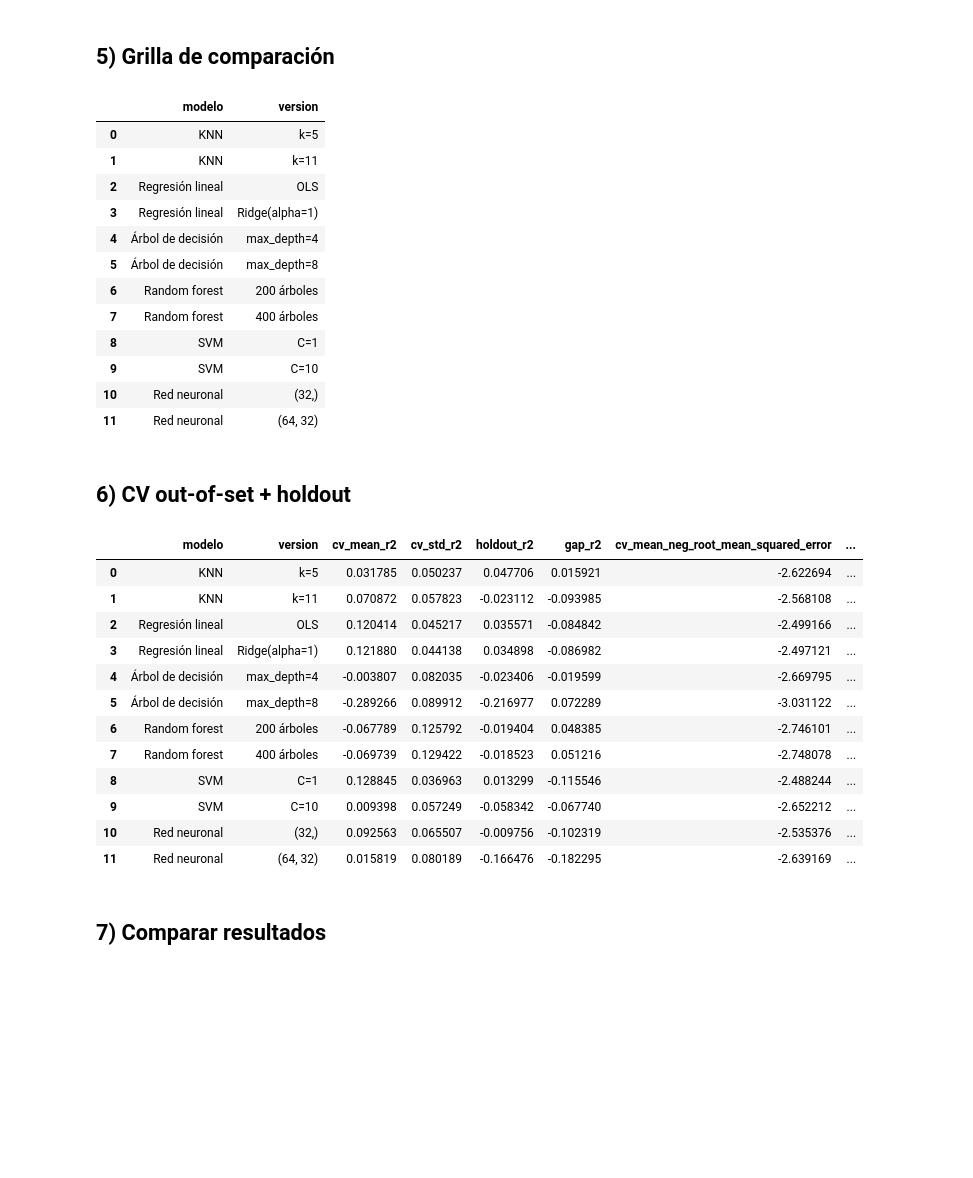
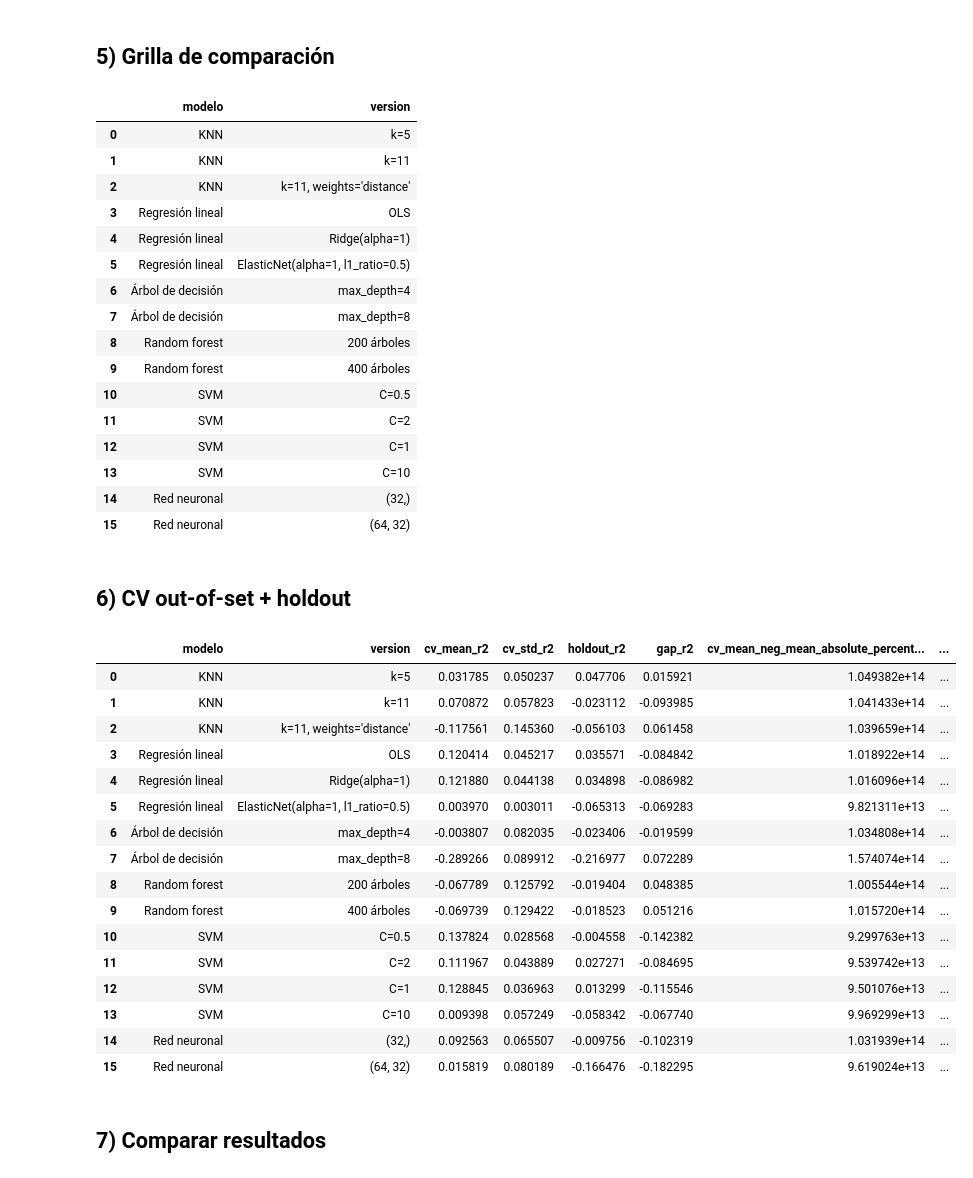
Before and after one commit to mrbungie/atdf105_2025s2, a Jupyter notebook: Python/2_tutoriales_completos/7_comparativas/regresion/1_comparativa_modelos.ipynb, the cells around one changed output. Cells and saved outputs as stored; diff of their text form; code cells hidden in the pictures; blank space fills up the shorter version.

```diff
--- a/Python/2_tutoriales_completos/7_comparativas/regresion/1_comparativa_modelos.ipynb
+++ b/Python/2_tutoriales_completos/7_comparativas/regresion/1_comparativa_modelos.ipynb
@@ -122,7 +122,7 @@ X_train, X_holdout, y_train, y_holdout = train_test_split(
 
 # En sklearn varios errores se reportan con signo negativo para que "más alto" siga significando "mejor".
 metricas_disponibles = ["r2", "neg_mean_absolute_error", "neg_root_mean_squared_error", "neg_mean_absolute_percentage_error"]
-metricas_seleccionadas = ["r2", "neg_root_mean_squared_error"]
+metricas_seleccionadas = ["r2", "neg_mean_absolute_percentage_error"]
 
 for metrica in metricas_seleccionadas:
     if metrica not in metricas_disponibles:
@@ -155,12 +155,16 @@ preprocesamiento = ColumnTransformer([
 comparison_grid = [
     {"modelo": "KNN", "version": "k=5", "pipeline": Pipeline([("preprocesamiento", preprocesamiento), ("modelo", KNeighborsRegressor(n_neighbors=5))])},
     {"modelo": "KNN", "version": "k=11", "pipeline": Pipeline([("preprocesamiento", preprocesamiento), ("modelo", KNeighborsRegressor(n_neighbors=11))])},
+    {"modelo": "KNN", "version": "k=11, weights='distance'", "pipeline": Pipeline([("preprocesamiento", preprocesamiento), ("modelo", KNeighborsRegressor(n_neighbors=11, weights='distance'))])},
     {"modelo": "Regresión lineal", "version": "OLS", "pipeline": Pipeline([("preprocesamiento", preprocesamiento), ("modelo", LinearRegression())])},
     {"modelo": "Regresión lineal", "version": "Ridge(alpha=1)", "pipeline": Pipeline([("preprocesamiento", preprocesamiento), ("modelo", Ridge(alpha=1.0, random_state=random_state))])},
+    {"modelo": "Regresión lineal", "version": "ElasticNet(alpha=1, l1_ratio=0.5)", "pipeline": Pipeline([("preprocesamiento", preprocesamiento), ("modelo", ElasticNet(alpha=1.0, l1_ratio=0.5, random_state=random_state))])},
     {"modelo": "Árbol de decisión", "version": "max_depth=4", "pipeline": Pipeline([("preprocesamiento", preprocesamiento), ("modelo", DecisionTreeRegressor(max_depth=4, random_state=random_state))])},
     {"modelo": "Árbol de decisión", "version": "max_depth=8", "pipeline": Pipeline([("preprocesamiento", preprocesamiento), ("modelo", DecisionTreeRegressor(max_depth=8, random_state=random_state))])},
     {"modelo": "Random forest", "version": "200 árboles", "pipeline": Pipeline([("preprocesamiento", preprocesamiento), ("modelo", RandomForestRegressor(n_estimators=200, random_state=random_state))])},
     {"modelo": "Random forest", "version": "400 árboles", "pipeline": Pipeline([("preprocesamiento", preprocesamiento), ("modelo", RandomForestRegressor(n_estimators=400, random_state=random_state))])},
+    {"modelo": "SVM", "version": "C=0.5", "pipeline": Pipeline([("preprocesamiento", preprocesamiento), ("modelo", SVR(C=0.5, kernel="rbf", epsilon=0.1))])},
+    {"modelo": "SVM", "version": "C=2", "pipeline": Pipeline([("preprocesamiento", preprocesamiento), ("modelo", SVR(C=2.0, kernel="rbf", epsilon=0.1))])},
     {"modelo": "SVM", "version": "C=1", "pipeline": Pipeline([("preprocesamiento", preprocesamiento), ("modelo", SVR(C=1.0, kernel="rbf", epsilon=0.1))])},
     {"modelo": "SVM", "version": "C=10", "pipeline": Pipeline([("preprocesamiento", preprocesamiento), ("modelo", SVR(C=10.0, kernel="rbf", epsilon=0.1))])},
     {"modelo": "Red neuronal", "version": "(32,)", "pipeline": Pipeline([("preprocesamiento", preprocesamiento), ("modelo", MLPRegressor(hidden_layer_sizes=(32,), max_iter=1000, random_state=random_state))])},
@@ -172,16 +176,20 @@ pd.DataFrame([{"modelo": item["modelo"], "version": item["version"]} for item in
 |  | modelo | version |
 | 0 | KNN | k=5 |
 | 1 | KNN | k=11 |
-| 2 | Regresión lineal | OLS |
-| 3 | Regresión lineal | Ridge(alpha=1) |
-| 4 | Árbol de decisión | max_depth=4 |
-| 5 | Árbol de decisión | max_depth=8 |
-| 6 | Random forest | 200 árboles |
-| 7 | Random forest | 400 árboles |
-| 8 | SVM | C=1 |
-| 9 | SVM | C=10 |
-| 10 | Red neuronal | (32,) |
-| 11 | Red neuronal | (64, 32) |
+| 2 | KNN | k=11, weights='distance' |
+| 3 | Regresión lineal | OLS |
+| 4 | Regresión lineal | Ridge(alpha=1) |
+| 5 | Regresión lineal | ElasticNet(alpha=1, l1_ratio=0.5) |
+| 6 | Árbol de decisión | max_depth=4 |
+| 7 | Árbol de decisión | max_depth=8 |
+| 8 | Random forest | 200 árboles |
+| 9 | Random forest | 400 árboles |
+| 10 | SVM | C=0.5 |
+| 11 | SVM | C=2 |
+| 12 | SVM | C=1 |
+| 13 | SVM | C=10 |
+| 14 | Red neuronal | (32,) |
+| 15 | Red neuronal | (64, 32) |
 # %% [markdown]
 ## 6) CV out-of-set + holdout
 # %%
@@ -195,46 +203,54 @@ for item in comparison_grid:
         X=X_train,
         y=y_train,
         cv=cv,
         scoring=scoring,
         return_train_score=False,
         n_jobs=None,
     )
 
     pipeline.fit(X_train, y_train)
 
     fila = {
         "modelo": item["modelo"],
         "version": item["version"],
     }
 
     for metrica in metricas_seleccionadas:
         cv_mean = cv_scores[f"test_{metrica}"].mean()
         cv_std = cv_scores[f"test_{metrica}"].std()
         holdout_score = get_scorer(metrica)(pipeline, X_holdout, y_holdout)
 
+        if metrica.startswith("neg_"):
+            cv_mean = -cv_mean
+            cv_std = -cv_std
+            holdout_score = -holdout_score
         fila[f"cv_mean_{metrica}"] = cv_mean
         fila[f"cv_std_{metrica}"] = cv_std
         fila[f"holdout_{metrica}"] = holdout_score
         fila[f"gap_{metrica}"] = holdout_score - cv_mean
 
     resultados.append(fila)
 
 resultados_df = pd.DataFrame(resultados)
 resultados_df
 # %% [output]
-|  | modelo | version | cv_mean_r2 | cv_std_r2 | holdout_r2 | gap_r2 | cv_mean_neg_root_mean_squared_error | ... |
-| 0 | KNN | k=5 | 0.031785 | 0.050237 | 0.047706 | 0.015921 | -2.622694 | ... |
-| 1 | KNN | k=11 | 0.070872 | 0.057823 | -0.023112 | -0.093985 | -2.568108 | ... |
-| 2 | Regresión lineal | OLS | 0.120414 | 0.045217 | 0.035571 | -0.084842 | -2.499166 | ... |
-| 3 | Regresión lineal | Ridge(alpha=1) | 0.121880 | 0.044138 | 0.034898 | -0.086982 | -2.497121 | ... |
-| 4 | Árbol de decisión | max_depth=4 | -0.003807 | 0.082035 | -0.023406 | -0.019599 | -2.669795 | ... |
-| 5 | Árbol de decisión | max_depth=8 | -0.289266 | 0.089912 | -0.216977 | 0.072289 | -3.031122 | ... |
-| 6 | Random forest | 200 árboles | -0.067789 | 0.125792 | -0.019404 | 0.048385 | -2.746101 | ... |
-| 7 | Random forest | 400 árboles | -0.069739 | 0.129422 | -0.018523 | 0.051216 | -2.748078 | ... |
-| 8 | SVM | C=1 | 0.128845 | 0.036963 | 0.013299 | -0.115546 | -2.488244 | ... |
-| 9 | SVM | C=10 | 0.009398 | 0.057249 | -0.058342 | -0.067740 | -2.652212 | ... |
-| 10 | Red neuronal | (32,) | 0.092563 | 0.065507 | -0.009756 | -0.102319 | -2.535376 | ... |
-| 11 | Red neuronal | (64, 32) | 0.015819 | 0.080189 | -0.166476 | -0.182295 | -2.639169 | ... |
+|  | modelo | version | cv_mean_r2 | cv_std_r2 | holdout_r2 | gap_r2 | cv_mean_neg_mean_absolute_percent... | ... |
+| 0 | KNN | k=5 | 0.031785 | 0.050237 | 0.047706 | 0.015921 | 1.049382e+14 | ... |
+| 1 | KNN | k=11 | 0.070872 | 0.057823 | -0.023112 | -0.093985 | 1.041433e+14 | ... |
+| 2 | KNN | k=11, weights='distance' | -0.117561 | 0.145360 | -0.056103 | 0.061458 | 1.039659e+14 | ... |
+| 3 | Regresión lineal | OLS | 0.120414 | 0.045217 | 0.035571 | -0.084842 | 1.018922e+14 | ... |
+| 4 | Regresión lineal | Ridge(alpha=1) | 0.121880 | 0.044138 | 0.034898 | -0.086982 | 1.016096e+14 | ... |
+| 5 | Regresión lineal | ElasticNet(alpha=1, l1_ratio=0.5) | 0.003970 | 0.003011 | -0.065313 | -0.069283 | 9.821311e+13 | ... |
+| 6 | Árbol de decisión | max_depth=4 | -0.003807 | 0.082035 | -0.023406 | -0.019599 | 1.034808e+14 | ... |
+| 7 | Árbol de decisión | max_depth=8 | -0.289266 | 0.089912 | -0.216977 | 0.072289 | 1.574074e+14 | ... |
+| 8 | Random forest | 200 árboles | -0.067789 | 0.125792 | -0.019404 | 0.048385 | 1.005544e+14 | ... |
+| 9 | Random forest | 400 árboles | -0.069739 | 0.129422 | -0.018523 | 0.051216 | 1.015720e+14 | ... |
+| 10 | SVM | C=0.5 | 0.137824 | 0.028568 | -0.004558 | -0.142382 | 9.299763e+13 | ... |
+| 11 | SVM | C=2 | 0.111967 | 0.043889 | 0.027271 | -0.084695 | 9.539742e+13 | ... |
+| 12 | SVM | C=1 | 0.128845 | 0.036963 | 0.013299 | -0.115546 | 9.501076e+13 | ... |
+| 13 | SVM | C=10 | 0.009398 | 0.057249 | -0.058342 | -0.067740 | 9.969299e+13 | ... |
+| 14 | Red neuronal | (32,) | 0.092563 | 0.065507 | -0.009756 | -0.102319 | 1.031939e+14 | ... |
+| 15 | Red neuronal | (64, 32) | 0.015819 | 0.080189 | -0.166476 | -0.182295 | 9.619024e+13 | ... |
 # %% [markdown]
 ## 7) Comparar resultados
 # %%
```
Also changed, not shown: parts of 1 cell of this notebook.
